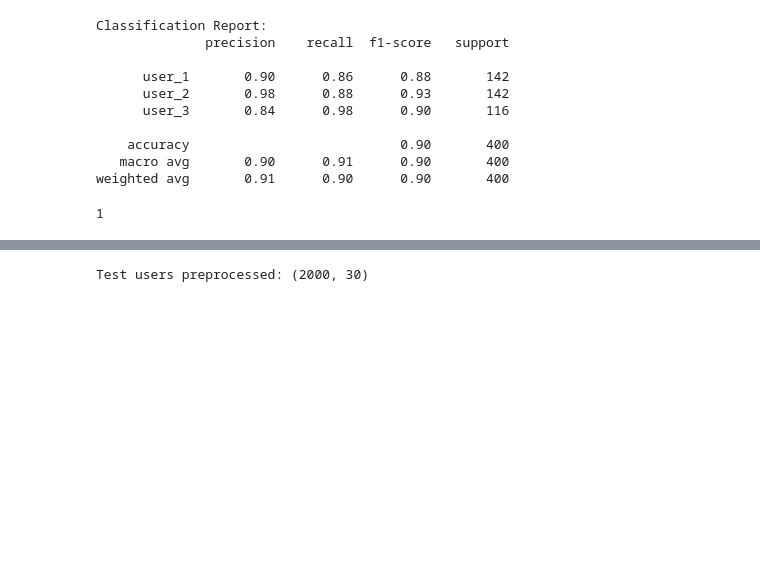
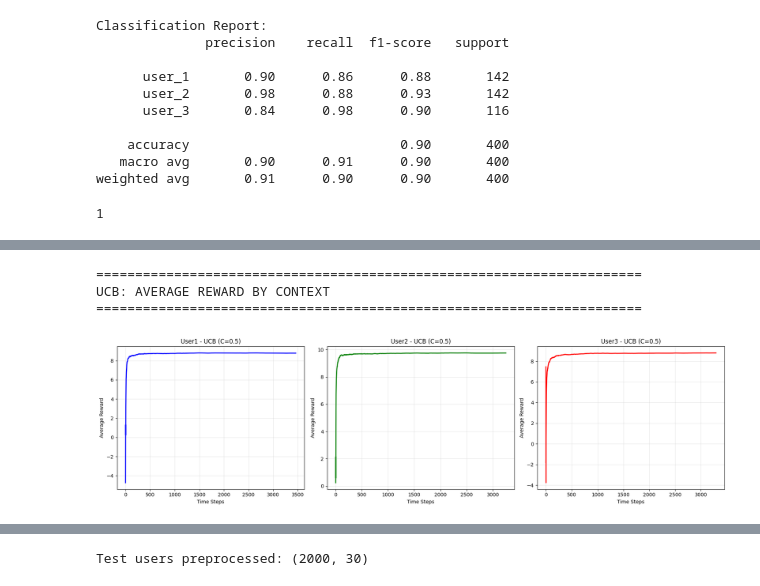
Before and after one commit to Aarav6790/lab3-contextual-bandit, a Jupyter notebook: lab3_results_U20230092.ipynb, the cells around one changed output, grey strips where cells are left out. Saved outputs shown, nothing was run; the diff lists cells and outputs as text; code cells hidden in the pictures; blank space fills up the shorter version.

```diff
--- a/lab3_results_U20230092.ipynb
+++ b/lab3_results_U20230092.ipynb
@@ -303,3 +333,60 @@ Best C: 1
+# %%
+# Plot Average Reward vs Time for Each Context (UCB)
+print("\n" + "="*70)
+print("UCB: AVERAGE REWARD BY CONTEXT")
+print("="*70)
+
+# Retrain with best C but track per-context rewards
+def train_ucb_per_context(c, T=10000):
+    context_rewards = {ctx: [] for ctx in contexts}
+    Q = {ctx: np.zeros(n_arms) for ctx in contexts}
+    N = {ctx: np.zeros(n_arms) for ctx in contexts}
+
+    for t in range(1, T + 1):
+        context = random.choice(contexts)
+        arm = ucb(context, c, Q, N, t)
+
+        global_arm = get_arm_index(context, news_categories[arm])
+        reward = reward_sampler.sample(global_arm)
+
+        N[context][arm] += 1
+        Q[context][arm] += (reward - Q[context][arm]) / N[context][arm]
+
+        context_rewards[context].append(reward)
+
+    # Calculate cumulative average for each context
+    avg_rewards_per_context = {}
+    for context in contexts:
+        rewards = context_rewards[context]
+        if len(rewards) > 0:
+            avg_rewards_per_context[context] = np.cumsum(rewards) / np.arange(1, len(rewards) + 1)
+        else:
+            avg_rewards_per_context[context] = []
+
+    return avg_rewards_per_context, Q, N
+
+# Train with best C
+context_rewards_ucb, _, _ = train_ucb_per_context(best_c)
+
+# Plot separate graphs for each context
+fig, axes = plt.subplots(1, 3, figsize=(18, 5))
+colors = {'User1': 'blue', 'User2': 'green', 'User3': 'red'}
+
+for idx, context in enumerate(contexts):
+    if len(context_rewards_ucb[context]) > 0:
+        axes[idx].plot(context_rewards_ucb[context], color=colors[context], linewidth=2)
+        axes[idx].set_xlabel('Time Steps')
+        axes[idx].set_ylabel('Average Reward')
+        axes[idx].set_title(f'{context} - UCB (C={best_c})')
+        axes[idx].grid(True, alpha=0.3)
+
+plt.tight_layout()
+plt.show()
+# %% [output]
+======================================================================
+UCB: AVERAGE REWARD BY CONTEXT
+======================================================================
+[figure, added]
 # %%
 # Cell: SoftMax Implementation
 import numpy as np
```
Also changed, not shown: parts of 12 cells of this notebook.
